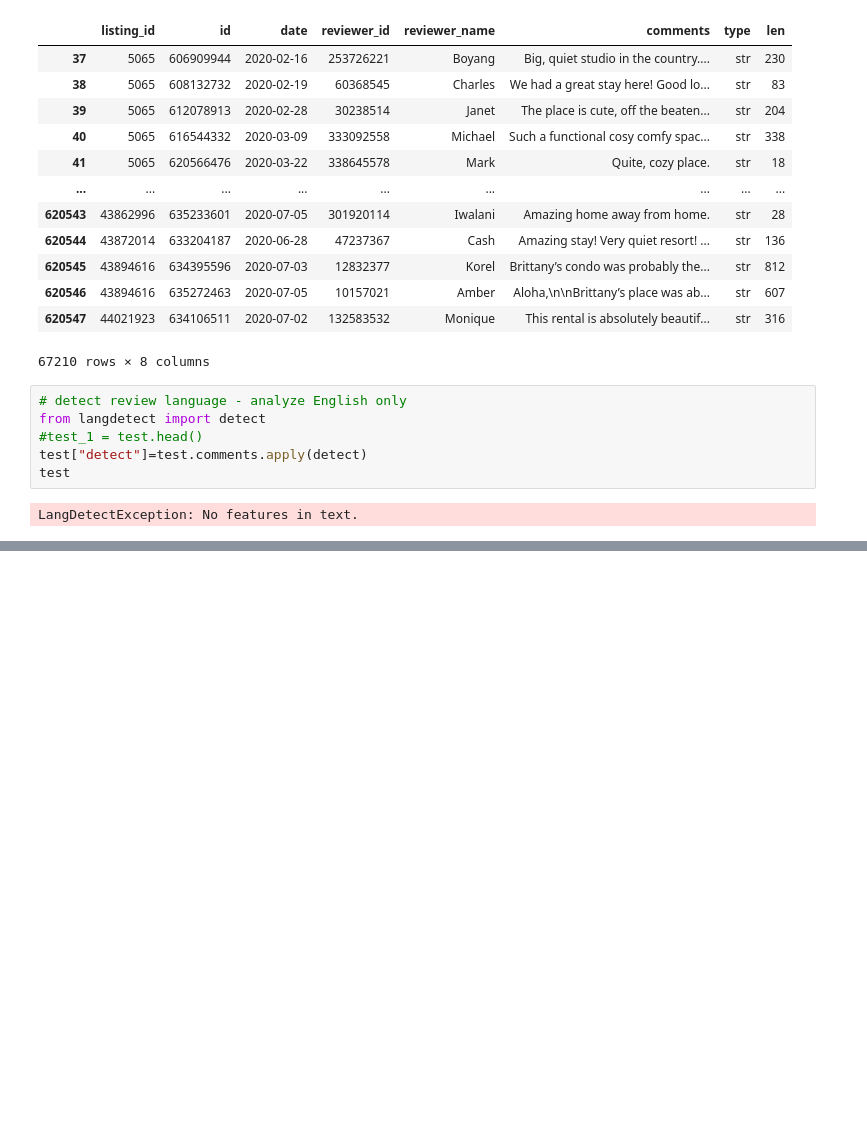
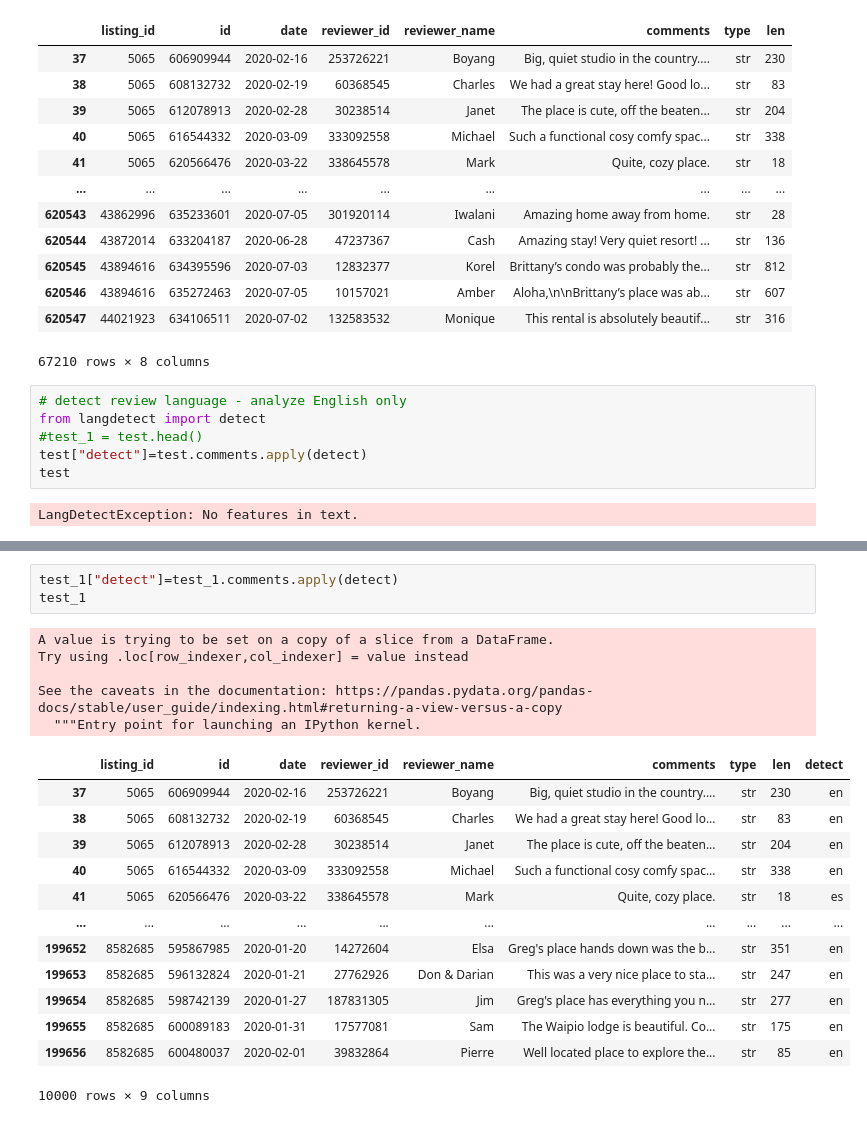
Before and after one commit to jinhuizi-fu/fun_projects, a Jupyter notebook: 1_airbnb_review_analysis/Airbnb_review_text_mining.ipynb, the cells around one changed output, grey strips where cells are left out. Cells and saved outputs as stored; diff of their text form; blank space fills up the shorter version.

```diff
--- a/1_airbnb_review_analysis/Airbnb_review_text_mining.ipynb
+++ b/1_airbnb_review_analysis/Airbnb_review_text_mining.ipynb
@@ -214,0 +218,22 @@ test_1
+# %%
+test_1["detect"]=test_1.comments.apply(detect)
+test_1
+# %% [output]
+A value is trying to be set on a copy of a slice from a DataFrame.
+Try using .loc[row_indexer,col_indexer] = value instead
+
+See the caveats in the documentation: https://pandas.pydata.org/pandas-docs/stable/user_guide/indexing.html#returning-a-view-versus-a-copy
+  """Entry point for launching an IPython kernel.
+|  | listing_id | id | date | reviewer_id | reviewer_name | comments | type | len | detect |
+| 37 | 5065 | 606909944 | 2020-02-16 | 253726221 | Boyang | Big, quiet studio in the country.... | str | 230 | en |
+| 38 | 5065 | 608132732 | 2020-02-19 | 60368545 | Charles | We had a great stay here! Good lo... | str | 83 | en |
+| 39 | 5065 | 612078913 | 2020-02-28 | 30238514 | Janet | The place is cute, off the beaten... | str | 204 | en |
+| 40 | 5065 | 616544332 | 2020-03-09 | 333092558 | Michael | Such a functional cosy comfy spac... | str | 338 | en |
+| 41 | 5065 | 620566476 | 2020-03-22 | 338645578 | Mark | Quite, cozy place. | str | 18 | es |
+| ... | ... | ... | ... | ... | ... | ... | ... | ... | ... |
+| 199652 | 8582685 | 595867985 | 2020-01-20 | 14272604 | Elsa | Greg's place hands down was the b... | str | 351 | en |
+| 199653 | 8582685 | 596132824 | 2020-01-21 | 27762926 | Don & Darian | This was a very nice place to sta... | str | 247 | en |
+| 199654 | 8582685 | 598742139 | 2020-01-27 | 187831305 | Jim | Greg's place has everything you n... | str | 277 | en |
+| 199655 | 8582685 | 600089183 | 2020-01-31 | 17577081 | Sam | The Waipio lodge is beautiful. Co... | str | 175 | en |
+| 199656 | 8582685 | 600480037 | 2020-02-01 | 39832864 | Pierre | Well located place to explore the... | str | 85 | en |
+10000 rows × 9 columns
```
Also changed, not shown: parts of 2 cells of this notebook.
